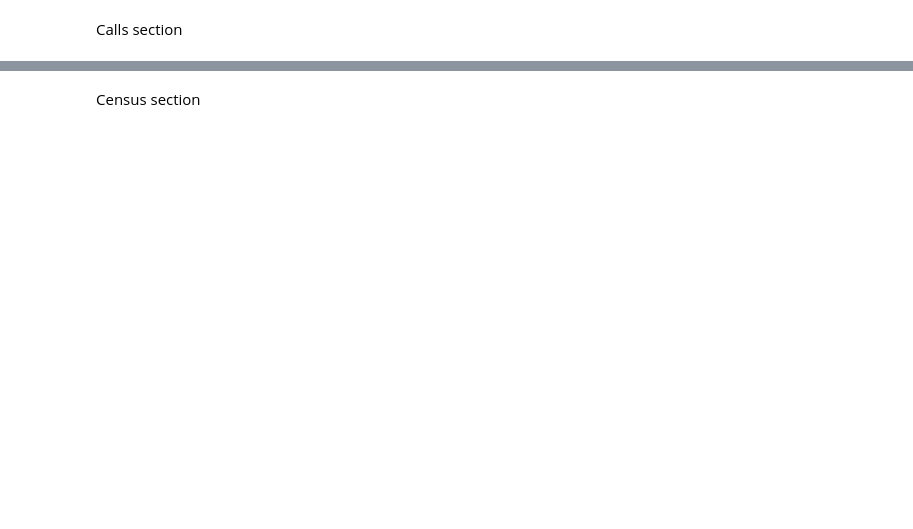
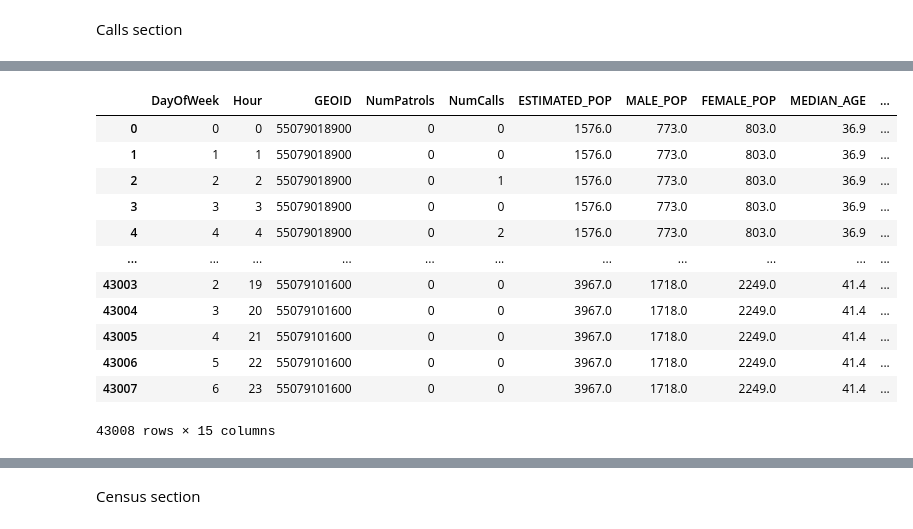
Before and after one commit to ecarrasco07/CrimeReportDS, a Jupyter notebook: analysis/EDA.ipynb, the cells around one changed output, grey strips where cells are left out. Drawn from its saved outputs; the diff is of its cells as text; code cells hidden in the pictures; blank space fills up the shorter version.

Commit message:
Did some data aggregation and machine learning

```diff
--- a/analysis/EDA.ipynb
+++ b/analysis/EDA.ipynb
@@ -76,3 +94,19 @@ Index(['RETURN STATION', 'TRAFFIC STOP', 'TRBL W/SUBJ', 'BUSINESS CHECK',
        'WELFARE CITIZEN', 'SPECIAL ASSIGN', 'FOLLOW UP', 'PATROL',
        'SHOTSPOTTER', 'ACC PDO'],
       dtype='object')
+# %%
+pivot = pd.DataFrame(columns= ['DayOfWeek','Hour','GEOID','NumPatrols','NumCalls'])
+
+arr = calls.GEOID.unique()
+#for ID in calls.GEOID.unique():
+
+GEOIDs = np.apply_along_axis(lambda x: np.repeat(x,24*7),0,arr)
+dayOfWeek = [0,1,2,3,4,5,6] *24*len(arr)
+hour = list(range(24))*7*len(arr)
+
+pivot['DayOfWeek'] = dayOfWeek
+pivot['GEOID'] = GEOIDs
+pivot['Hour'] = hour
+pivot.fillna(0,inplace=True)
+pivot['NumCalls'] = [0]*24*7*len(arr)
+pivot['NumPatrols'] = [0]*24*7*len(arr)
@@ -78,0 +125,18 @@ Index(['RETURN STATION', 'TRAFFIC STOP', 'TRBL W/SUBJ', 'BUSINESS CHECK',
+# %%
+merged_df = pd.merge(pivot,census,on = 'GEOID')
+# %%
+merged_df
+# %% [output]
+|  | DayOfWeek | Hour | GEOID | NumPatrols | NumCalls | ESTIMATED_POP | MALE_POP | FEMALE_POP | MEDIAN_AGE | ... |
+| 0 | 0 | 0 | 55079018900 | 0 | 0 | 1576.0 | 773.0 | 803.0 | 36.9 | ... |
+| 1 | 1 | 1 | 55079018900 | 0 | 0 | 1576.0 | 773.0 | 803.0 | 36.9 | ... |
+| 2 | 2 | 2 | 55079018900 | 0 | 1 | 1576.0 | 773.0 | 803.0 | 36.9 | ... |
+| 3 | 3 | 3 | 55079018900 | 0 | 0 | 1576.0 | 773.0 | 803.0 | 36.9 | ... |
+| 4 | 4 | 4 | 55079018900 | 0 | 2 | 1576.0 | 773.0 | 803.0 | 36.9 | ... |
+| ... | ... | ... | ... | ... | ... | ... | ... | ... | ... | ... |
+| 43003 | 2 | 19 | 55079101600 | 0 | 0 | 3967.0 | 1718.0 | 2249.0 | 41.4 | ... |
+| 43004 | 3 | 20 | 55079101600 | 0 | 0 | 3967.0 | 1718.0 | 2249.0 | 41.4 | ... |
+| 43005 | 4 | 21 | 55079101600 | 0 | 0 | 3967.0 | 1718.0 | 2249.0 | 41.4 | ... |
+| 43006 | 5 | 22 | 55079101600 | 0 | 0 | 3967.0 | 1718.0 | 2249.0 | 41.4 | ... |
+| 43007 | 6 | 23 | 55079101600 | 0 | 0 | 3967.0 | 1718.0 | 2249.0 | 41.4 | ... |
+43008 rows × 15 columns
```
Also changed, not shown: parts of 18 cells of this notebook, 3 other files.
